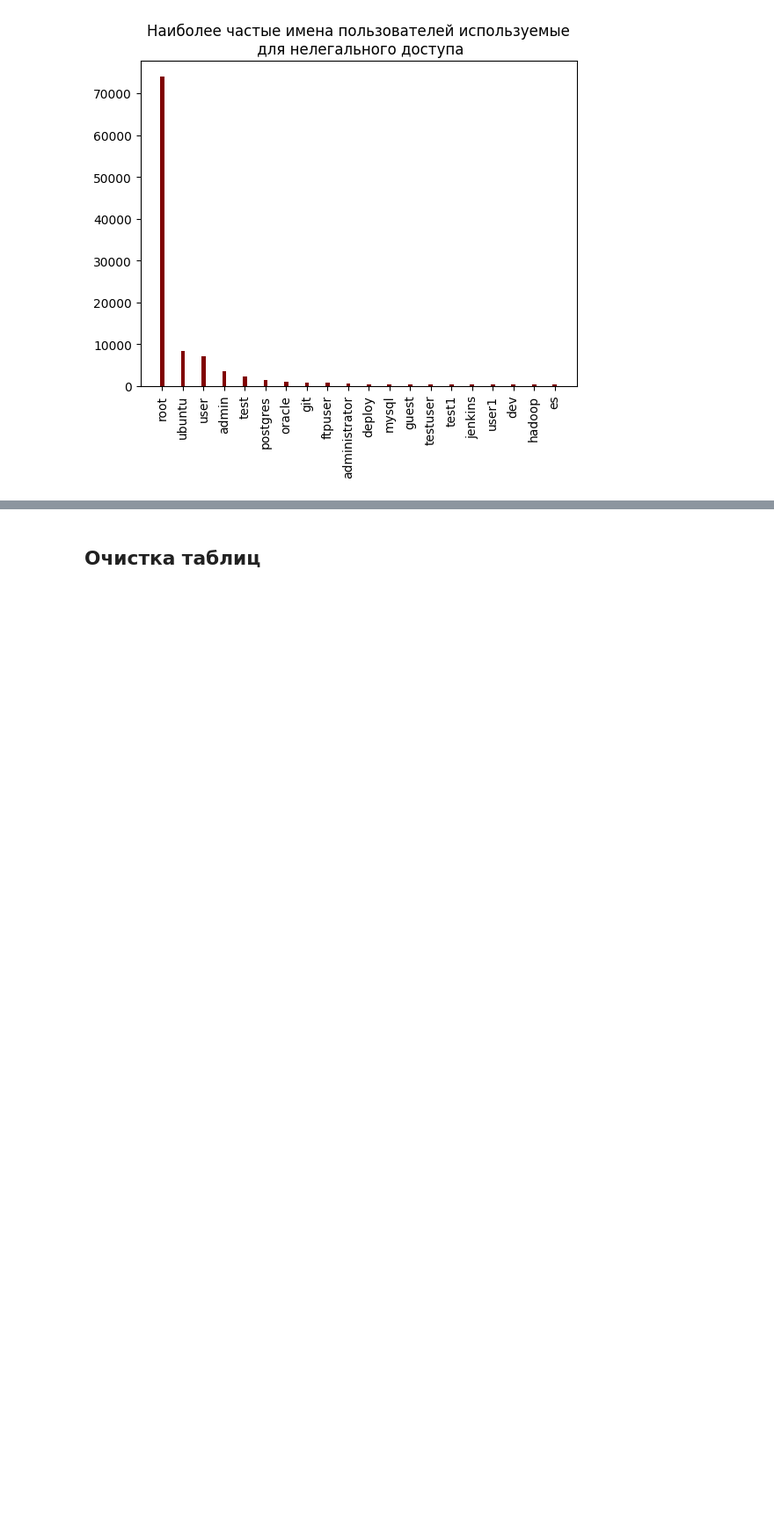
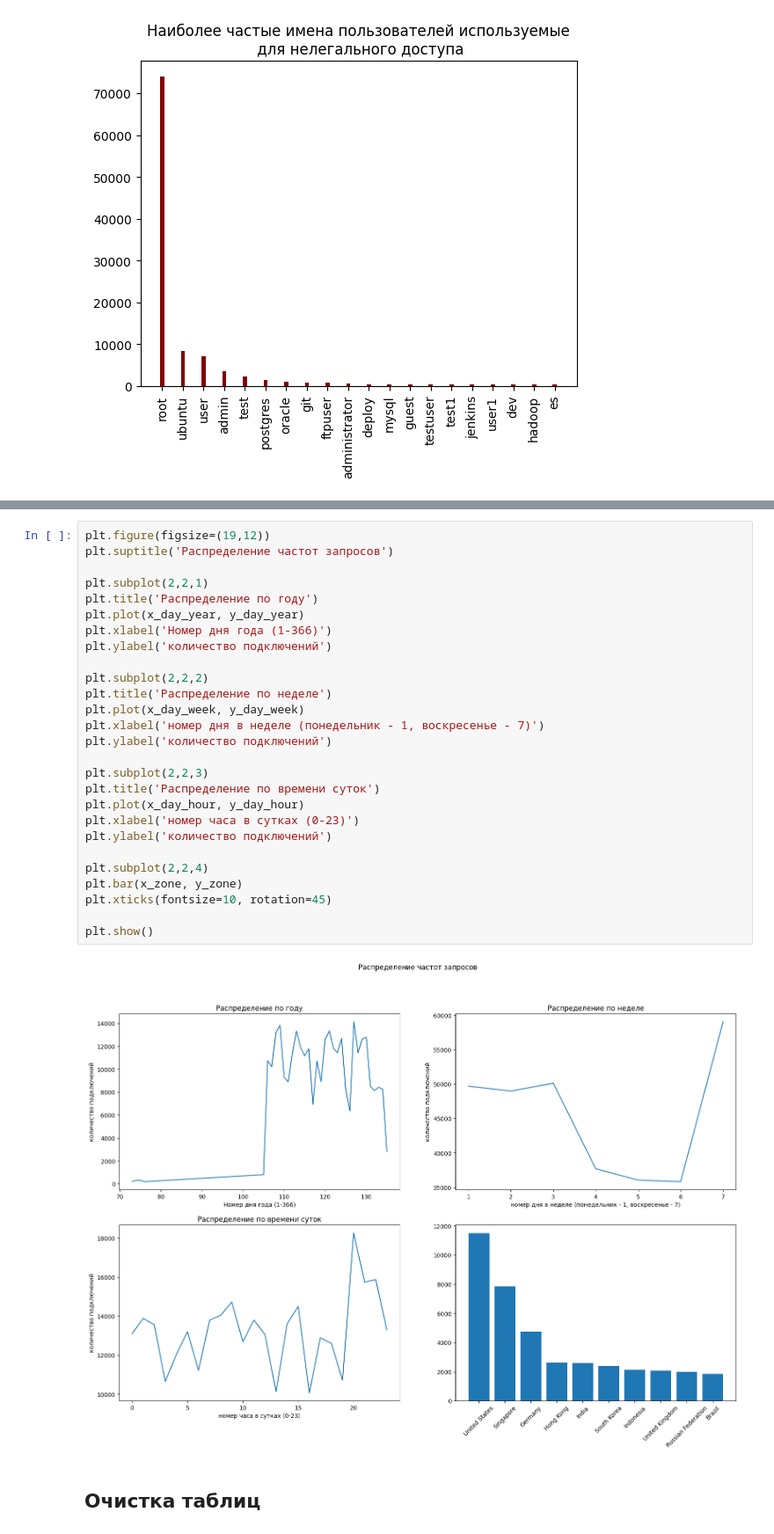
Before and after one commit to RomanZorkin/learn_clickhouse, a Jupyter notebook: db_hadler.ipynb, the cells around one changed output, grey strips where cells are left out. Shown at 88% size. Cells and saved outputs as stored; diff of their text form; blank space fills up the shorter version.

```diff
--- a/db_hadler.ipynb
+++ b/db_hadler.ipynb
@@ -137,3 +204,32 @@ plt.show()
+# %%
+plt.figure(figsize=(19,12))
+plt.suptitle('Распределение частот запросов')
+
+plt.subplot(2,2,1)
+plt.title('Распределение по году')
+plt.plot(x_day_year, y_day_year)
+plt.xlabel('Номер дня года (1-366)')
+plt.ylabel('количество подключений')
+
+plt.subplot(2,2,2)
+plt.title('Распределение по неделе')
+plt.plot(x_day_week, y_day_week)
+plt.xlabel('номер дня в неделе (понедельник - 1, воскресенье - 7)')
+plt.ylabel('количество подключений')
+
+plt.subplot(2,2,3)
+plt.title('Распределение по времени суток')
+plt.plot(x_day_hour, y_day_hour)
+plt.xlabel('номер часа в сутках (0-23)')
+plt.ylabel('количество подключений')
+
+plt.subplot(2,2,4)
+plt.bar(x_zone, y_zone)
+plt.xticks(fontsize=10, rotation=45)
+
+plt.show()
+# %% [output]
+[figure, added]
 # %% [markdown]
 ## Очистка таблиц
 # %%
```
Also changed, not shown: parts of 2 cells of this notebook, 2 other files.
